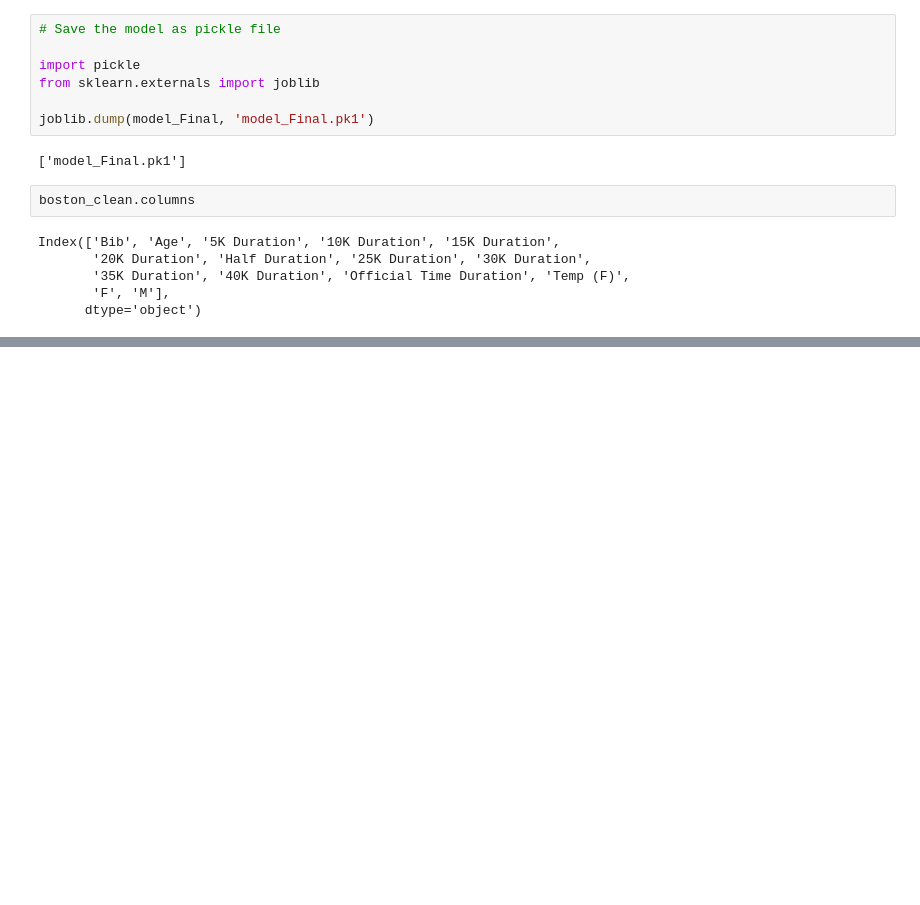
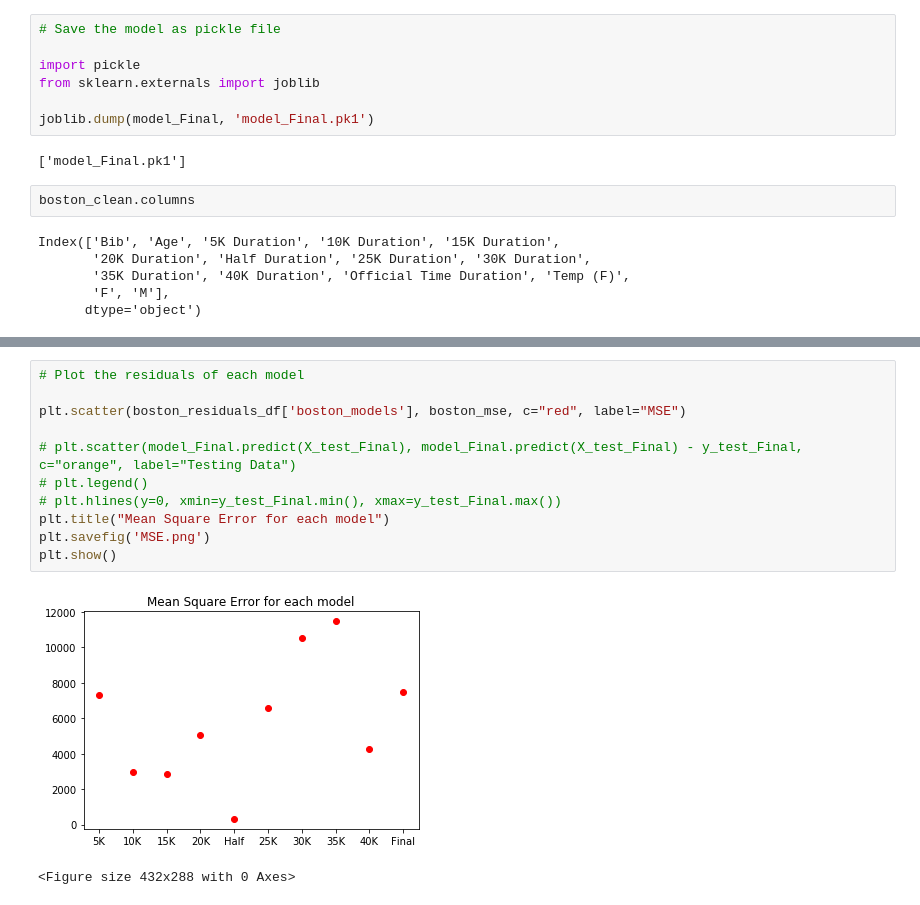
Before and after one commit to amcm29/MachineLearning_Marathon, a Jupyter notebook: boston_model.ipynb, the cells around one changed output, grey strips where cells are left out. Cells and saved outputs as stored; diff of their text form; blank space fills up the shorter version.

Commit message:
adding png image files

```diff
--- a/boston_model.ipynb
+++ b/boston_model.ipynb
@@ -967,0 +986,14 @@ boston_df
+# %%
+# Plot the residuals of each model
+
+plt.scatter(boston_residuals_df['boston_models'], boston_mse, c="red", label="MSE")
+
+# plt.scatter(model_Final.predict(X_test_Final), model_Final.predict(X_test_Final) - y_test_Final, c="orange", label="Testing Data")
+# plt.legend()
+# plt.hlines(y=0, xmin=y_test_Final.min(), xmax=y_test_Final.max())
+plt.title("Mean Square Error for each model")
+plt.savefig('MSE.png')
+plt.show()
+# %% [output]
+[figure, added]
+<Figure size 432x288 with 0 Axes>
```
Also changed, not shown: parts of 19 cells of this notebook, 10 other files.
